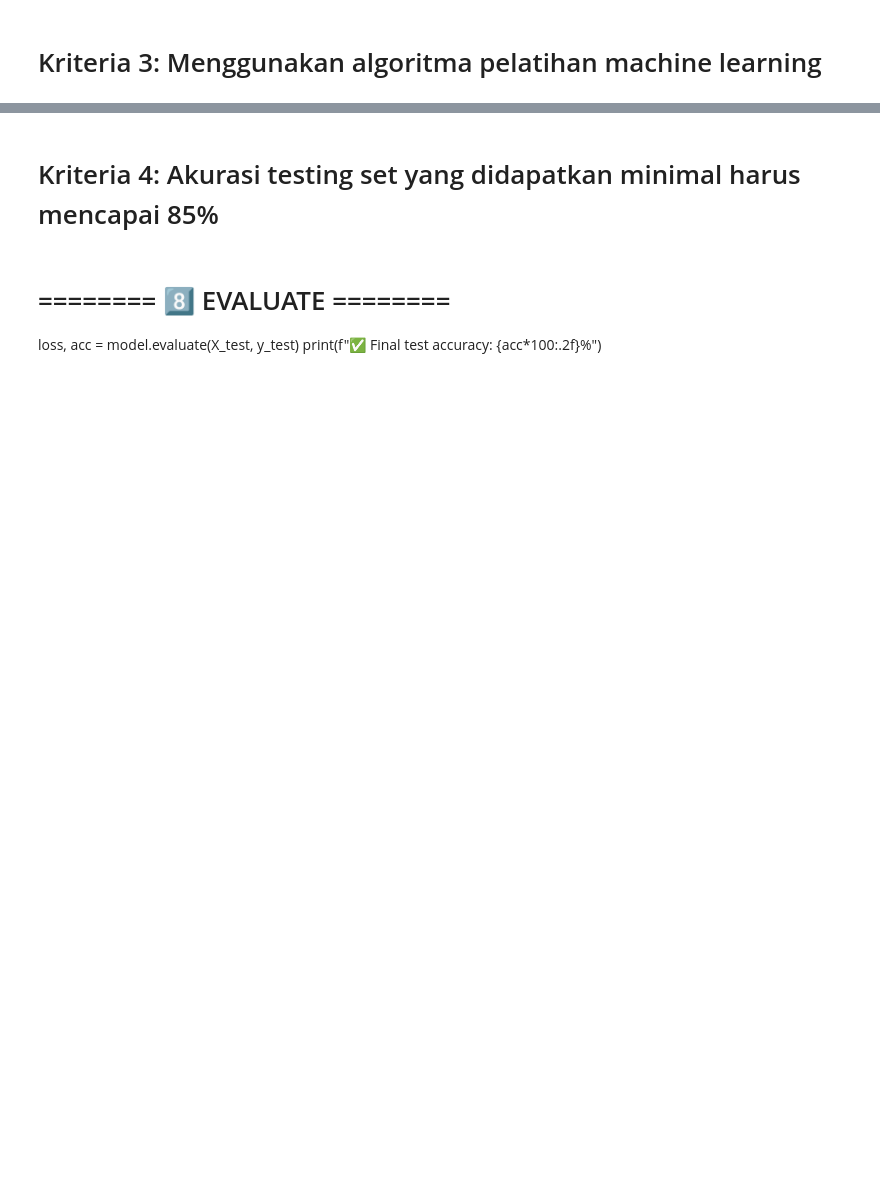
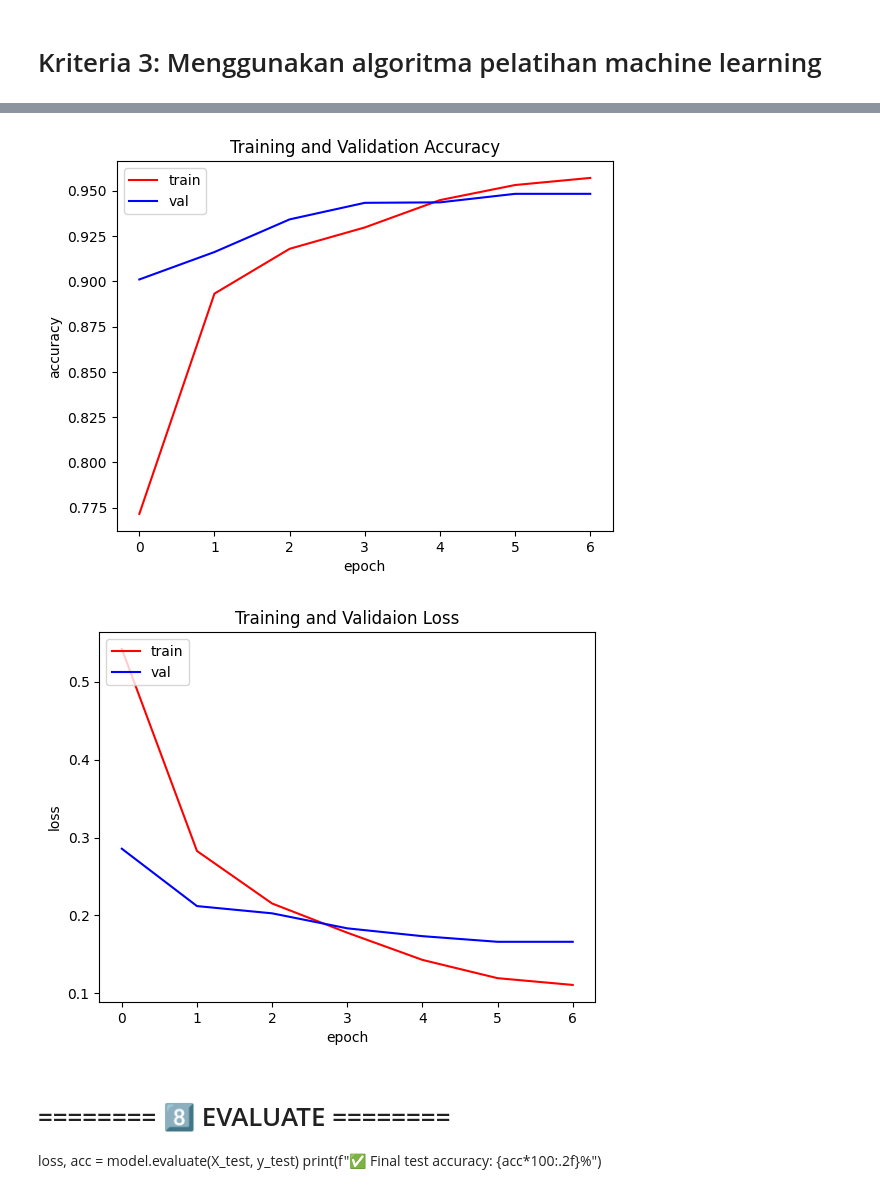
Before and after one commit to fepriyadi/dicoding-ai, a Jupyter notebook: ml intermediate course/sentiment_analysis_submission.ipynb, the cells around one changed output, grey strips where cells are left out. Cells and saved outputs as stored; diff of their text form; code cells hidden in the pictures; blank space fills up the shorter version.

```diff
--- a/ml intermediate course/sentiment_analysis_submission.ipynb
+++ b/ml intermediate course/sentiment_analysis_submission.ipynb
@@ -391,10 +423,15 @@ y_encoded = encoder.fit_transform(y_data)
+# %%
+# ======== 1️⃣ LOAD AND PREPARE DATA ========
+sentences = balanced_df['text_akhir'].astype(str).tolist()
+y_data = balanced_df['polarity'].tolist()
+
+# Encode labels
+encoder = LabelEncoder()
+y_encoded = encoder.fit_transform(y_data)
 # %%
-
 # ======== 4️⃣ SPLIT DATA ========
-# X_res = X_res.reshape(-1, timesteps, feat)
-
 X_train, X_test, y_train, y_test = train_test_split(
-    clean_df['text_akhir'], y_encoded, test_size=0.2, random_state=42, stratify=y_encoded
+    balanced_df['text_akhir'], y_encoded, test_size=0.2, random_state=42, stratify=y_encoded
 )
 
 X_train, X_val, y_train, y_val = train_test_split(
@@ -415,4 +452,5 @@ class_weights = compute_class_weight(
 # convert to dict for Keras
 class_weights = dict(enumerate(class_weights))
 print("Class weights:", class_weights)
+np.unique(y_train, return_counts=True)
 # %% [output]
@@ -608,5 +576,29 @@ history = model.fit(
-# %% [markdown]
-# Kriteria 4: Akurasi testing set yang didapatkan minimal harus mencapai 85%
+# %%
+acc = history.history['accuracy']
+val_acc = history.history['val_accuracy']
+loss = history.history['loss']
+val_loss = history.history['val_loss']
+
+epochs = range(len(acc))
+
+plt.plot(epochs, acc, 'r')
+plt.plot(epochs, val_acc, 'b')
+plt.title('Training and Validation Accuracy')
+plt.ylabel('accuracy')
+plt.xlabel('epoch')
+plt.legend(['train', 'val'], loc='upper left')
+plt.show()
+
+plt.plot(epochs, loss, 'r')
+plt.plot(epochs, val_loss, 'b')
+plt.ylabel('loss')
+plt.xlabel('epoch')
+plt.legend(['train', 'val'], loc='upper left')
+plt.title('Training and Validaion Loss')
+plt.show()
+# %% [output]
+[figure, added]
+[figure, added]
 # %% [markdown]
 # ======== 8️⃣ EVALUATE ========
 loss, acc = model.evaluate(X_test, y_test)
```
Also changed, not shown: parts of 18 cells of this notebook, 4 other files.
